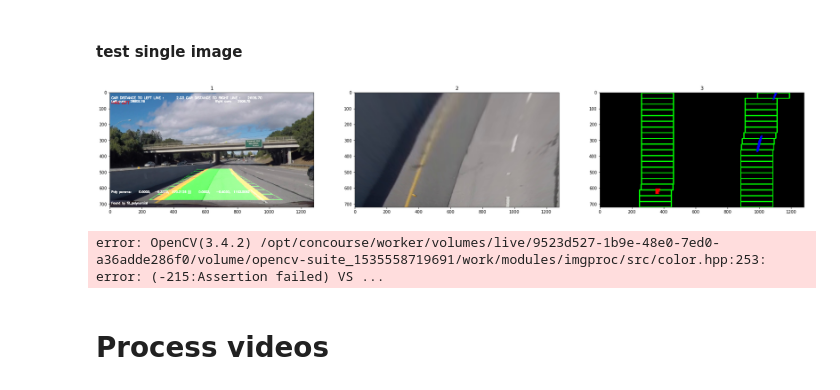
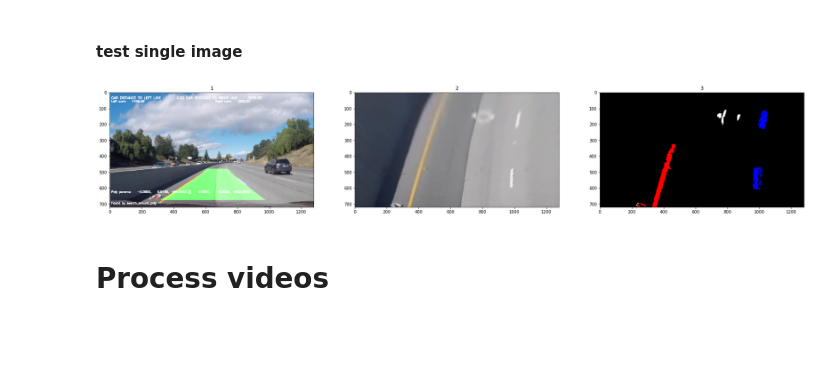
Before and after one commit to andriikushch/CarND-Advanced-Lane-Lines, a Jupyter notebook: P2.ipynb, the cells around one changed output. Saved outputs shown, nothing was run; the diff lists cells and outputs as text; code cells hidden in the pictures; blank space fills up the shorter version.

Commit message:
works perfect for project video

```diff
--- a/P2.ipynb
+++ b/P2.ipynb
@@ -126,13 +123,13 @@ for i in range(0,170):
 # %% [markdown]
 #### test single image
 # %%
-image = mpimg.imread('test_images_extra/challenge_video_5.jpg')
+image = mpimg.imread('test_images_extra/challenge_video_12.jpg')
 res = pipeline(image)
 plot_images_map({"1":res[0], "2":res[1], "3":res[2] }, columns=3, img_size=(30, 50))
 # %% [output]
-[figure, old version]
+[figure, new version]
 # %%
-S = hls_select(res[2], 2)
+S = hls_select(res[1], 2)
 def channel_threshold(channel, min=120, max=255):
     binary = np.zeros_like(channel)
     binary[(channel > 100) & (channel <= 255)] = 1
@@ -143,22 +140,20 @@ binary = channel_threshold(S)
 
 
 def erode_and_dilate(binary):
-    kernel = np.ones((5,5),np.uint8)
-    erosion = cv2.erode(binary,kernel,iterations = 2)
+    kernel = np.ones((3,3),np.uint8)
+    erosion = cv2.erode(binary,kernel,iterations = 1)
 
     kernel = np.ones((12,12),np.uint8)
-    dilation = cv2.dilate(erosion,kernel,iterations = 3)
+    dilation = cv2.dilate(erosion,kernel,iterations = 2)
     return dilation
 
-plot_images_map({"1":binary, "2":binary_output_sobel, "3": erode_and_dilate(binary_output_sobel)}, columns=3, img_size=(30, 50))
+# plot_images_map({"1":binary, "2":binary_output_sobel, "3": erode_and_dilate(binary_output_sobel)}, columns=3, img_size=(30, 50))
 
 # # dilation[binary_output_sobel == 0] = 0
-
-img1_bg = cv2.bitwise_and(res[2],res[2],mask = erode_and_dilate(binary_output_sobel))
+binary_output_sobelx = binary_output_sobel(res[1])
+img1_bg = cv2.bitwise_and(res[1],res[1],mask = erode_and_dilate(binary_output_sobelx))
 
 plt.imshow(img1_bg)
-# %% [output]
-error: OpenCV(3.4.2) /opt/concourse/worker/volumes/live/9523d527-1b9e-48e0-7ed0-a36adde286f0/volume/opencv-suite_1535558719691/work/modules/imgproc/src/color.hpp:253: error: (-215:Assertion failed) VS ...
 # %%
 def process_image(image):
     return pipeline(image)[0]
```
Also changed, not shown: parts of 4 cells of this notebook, 3 other files.
